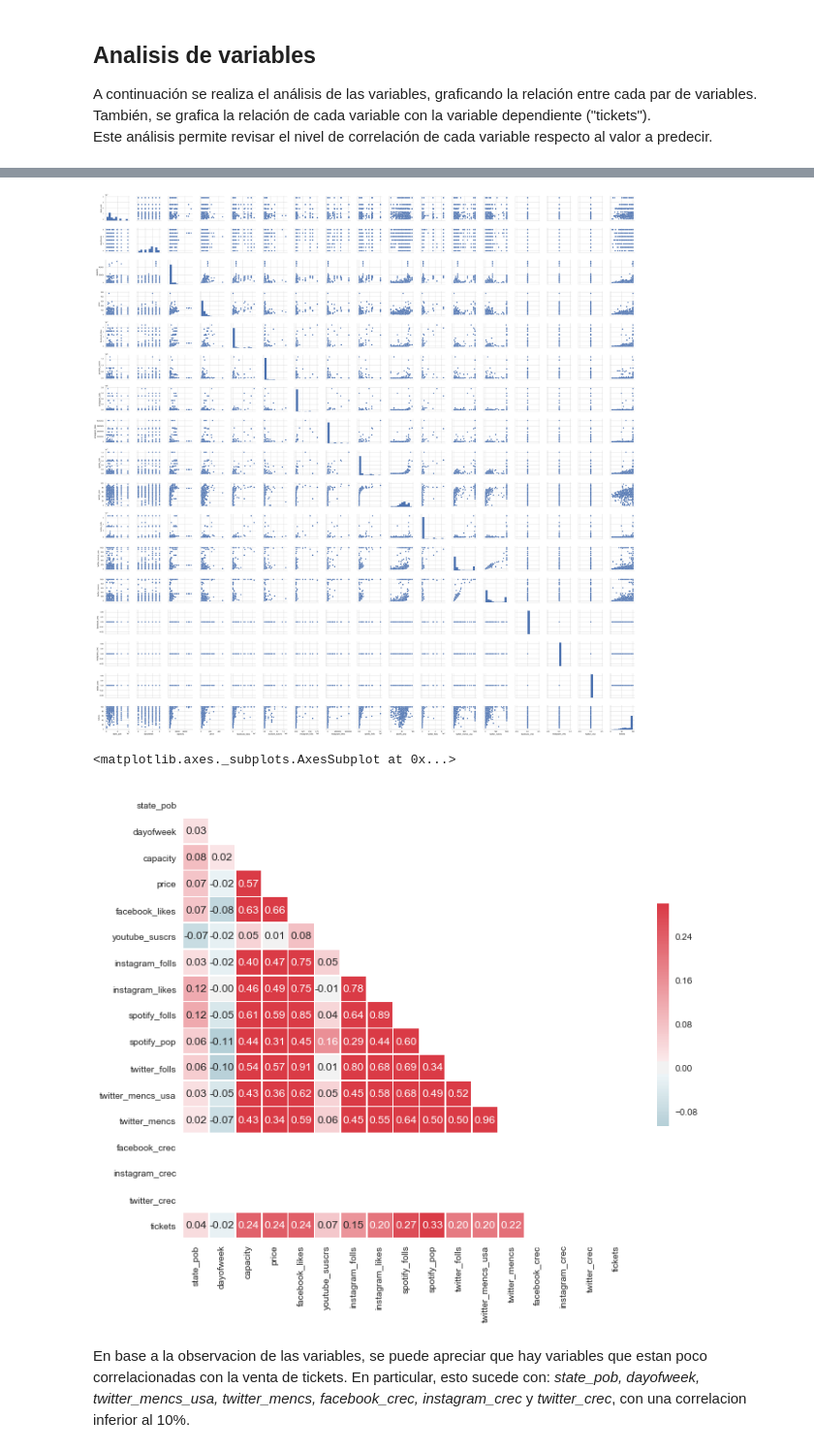
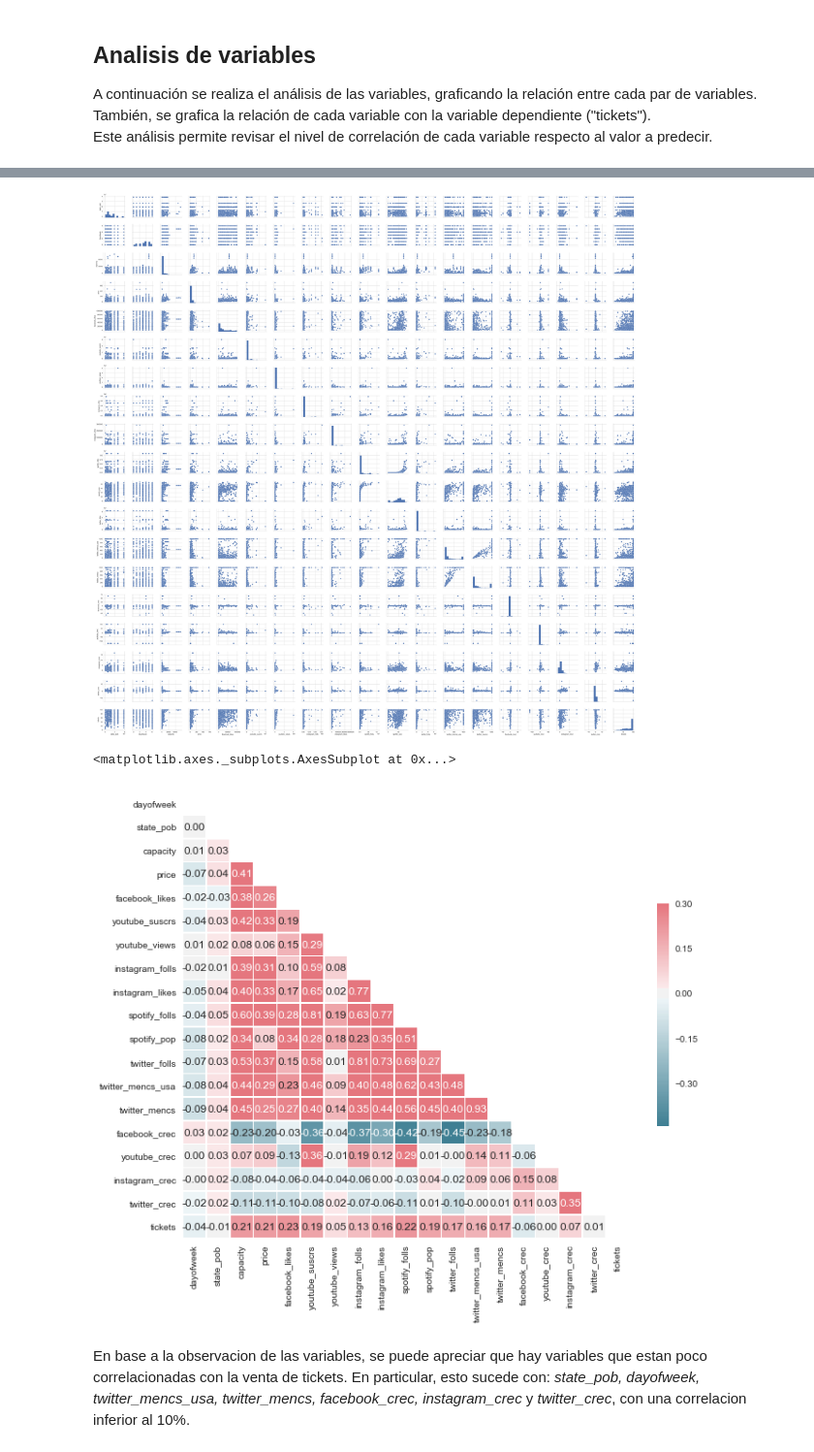
Before and after one commit to danielgomezm/diplomado, a Jupyter notebook: rrss_regression.ipynb, the cells around one changed output, grey strips where cells are left out. Shown at 97% size. Drawn from its saved outputs; the diff is of its cells as text; code cells hidden in the pictures.

```diff
--- a/rrss_regression.ipynb
+++ b/rrss_regression.ipynb
@@ -101,7 +100,7 @@ En primer lugar se realiza la carga de datos, separando los conjuntos de entrena
 # %%
 # carga de datos
 
-dataset = pd.read_csv('/home/dgomez/rrss_new2_uniq.csv')
+dataset = pd.read_csv('/home/dgomez/rrss_final.csv')
 print "count: " + str(dataset['tickets'].count())
 print "mean: " + str(dataset['tickets'].mean())
 print "std: " + str(dataset['tickets'].std())
@@ -117,23 +116,23 @@ std: 24.2548637130708
 
 mapper = sp.DataFrameMapper([
     ('dayofweek', LabelBinarizer()),
-    (['state_pob', 'capacity', 'price', 'facebook_likes', 'youtube_suscrs',
+    (['state_pob', 'capacity', 'price', 'facebook_likes', 'youtube_suscrs', 'youtube_views',
     'instagram_folls', 'instagram_likes', 'spotify_folls', 'spotify_pop',
     'twitter_folls', 'twitter_mencs_usa', 'twitter_mencs',
-     'facebook_crec', 'instagram_crec', 'twitter_crec'], StandardScaler())
+     'facebook_crec', 'youtube_crec', 'instagram_crec', 'twitter_crec'], StandardScaler())
     ])
 X = dataset[['dayofweek', 'state_pob', 'capacity', 'price',
-        'facebook_likes', 'youtube_suscrs',
+        'facebook_likes', 'youtube_suscrs', 'youtube_views',
         'instagram_folls', 'instagram_likes',
         'spotify_folls', 'spotify_pop',
         'twitter_folls', 'twitter_mencs_usa', 'twitter_mencs',
-        'facebook_crec', 'instagram_crec', 'twitter_crec']]
+        'facebook_crec', 'youtube_crec', 'instagram_crec', 'twitter_crec']]
 Xy = dataset[['dayofweek', 'state_pob', 'capacity', 'price',
-        'facebook_likes', 'youtube_suscrs',
+        'facebook_likes', 'youtube_suscrs', 'youtube_views',
         'instagram_folls', 'instagram_likes',
         'spotify_folls', 'spotify_pop',
         'twitter_folls', 'twitter_mencs_usa', 'twitter_mencs',
-        'facebook_crec', 'instagram_crec', 'twitter_crec', 'tickets']]
+        'facebook_crec', 'youtube_crec', 'instagram_crec', 'twitter_crec', 'tickets']]
 X = mapper.fit_transform(X) # numpy.ndarray
 y = dataset['tickets'] # dataframe
 # %% [markdown]
@@ -178,27 +170,27 @@ cols = [0,1,2,3]*4
 # %%
 # grafico de dispersion entre variables
 
-data_df = pd.DataFrame(Xy, columns=['state_pob', 'dayofweek', 'capacity', 'price', 'facebook_likes','youtube_suscrs','instagram_folls','instagram_likes','spotify_folls','spotify_pop','twitter_folls','twitter_mencs_usa','twitter_mencs', 'facebook_crec', 'instagram_crec', 'twitter_crec', 'tickets'])
+data_df = pd.DataFrame(Xy, columns=['state_pob', 'dayofweek', 'capacity', 'price', 'facebook_likes','youtube_suscrs','youtube_views','instagram_folls','instagram_likes','spotify_folls','spotify_pop','twitter_folls','twitter_mencs_usa','twitter_mencs','facebook_crec','youtube_crec','instagram_crec','twitter_crec','tickets'])
 sns.set(style='whitegrid', context='notebook')
 features_plot = data_df.columns
 data_df[0:10]
 sns.pairplot(data_df)#, kind='reg')#, size=2.0);
 plt.tight_layout()
 # %% [output]
-[figure, old version]
+[figure, new version]
 # %%
 # correlacion entre variables
 
 corr_vectors = Xy.corr()
 mask = np.zeros_like(corr_vectors, dtype=np.bool)
 mask[np.triu_indices_from(mask)] = True
 f, ax = plt.subplots(figsize=(11, 9))
 cmap = sns.diverging_palette(220, 10, as_cmap=True)
 sns.heatmap(corr_vectors, mask=mask, cmap=cmap, vmax=.3, center=0, annot = True, fmt='.2f',
-            square=True, linewidths=.5, cbar_kws={"shrink": .5})
+            square=True, linewidths=.5, cbar_kws={"shrink": 0.5})
 # %% [output]
 <matplotlib.axes._subplots.AxesSubplot at 0x...>
-[figure, old version]
+[figure, new version]
 # %% [markdown]
 En base a la observacion de las variables, se puede apreciar que hay variables que estan poco correlacionadas con la venta de tickets. En particular, esto sucede con: <i>state_pob, dayofweek, twitter_mencs_usa, twitter_mencs, facebook_crec, instagram_crec</i> y <i>twitter_crec</i>, con una correlacion inferior al 10%.
 # %% [markdown]
```
Also changed, not shown: parts of 13 cells of this notebook.
